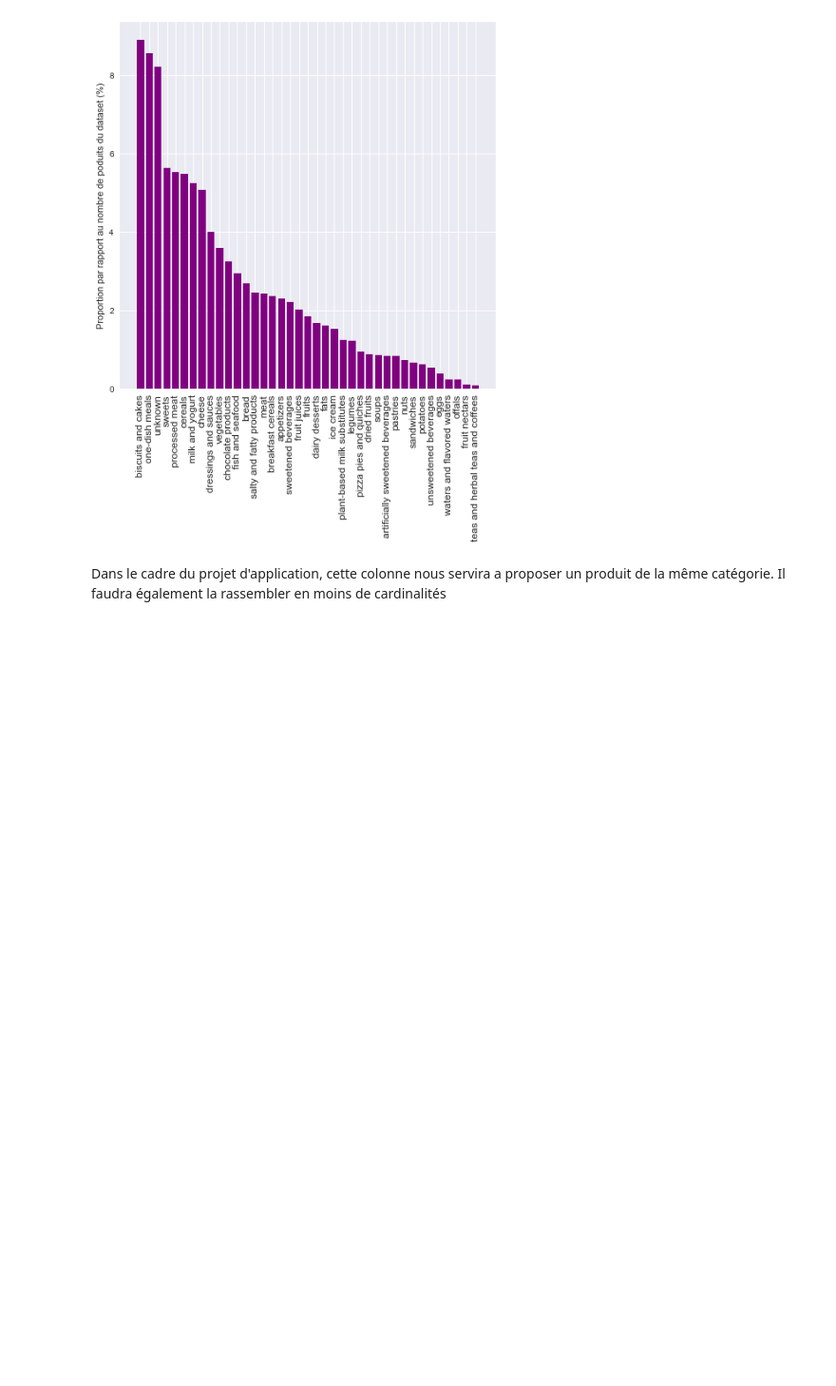
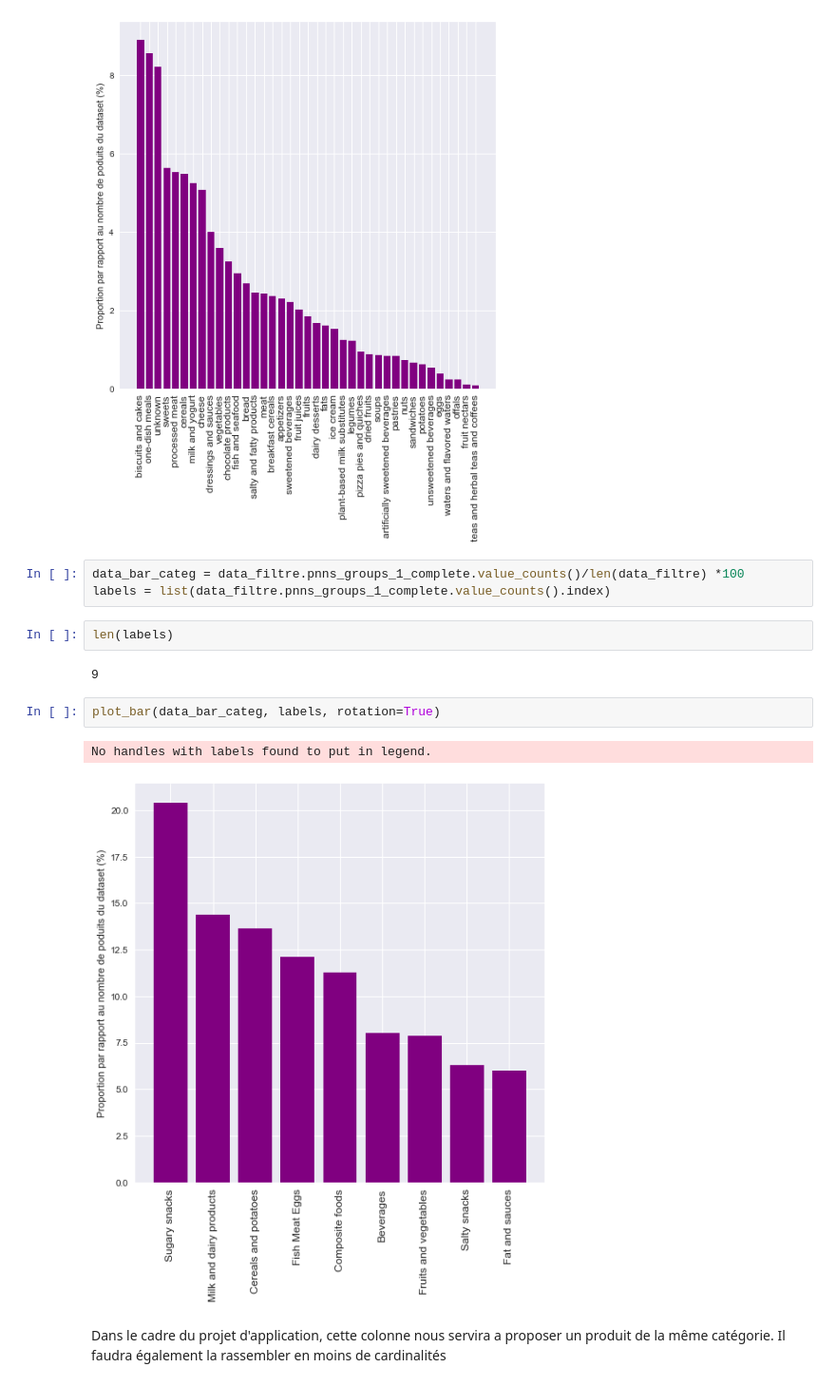
Before and after one commit to khub41/OC_P03, a Jupyter notebook: data_analysis.ipynb, the cells around one changed output. Shown at 95% size. Cells and saved outputs as stored; diff of their text form; blank space fills up the shorter version.

```diff
--- a/data_analysis.ipynb
+++ b/data_analysis.ipynb
@@ -896,6 +933,18 @@ plot_bar(data_bar_categ, labels, rotation=True)
 # %% [output]
 No handles with labels found to put in legend.
 [figure]
+# %%
+data_bar_categ = data_filtre.pnns_groups_1_complete.value_counts()/len(data_filtre) *100
+labels = list(data_filtre.pnns_groups_1_complete.value_counts().index)
+# %%
+len(labels)
+# %% [output]
+9
+# %%
+plot_bar(data_bar_categ, labels, rotation=True)
+# %% [output]
+No handles with labels found to put in legend.
+[figure, added]
 # %% [markdown]
 Dans le cadre du projet d'application, cette colonne nous servira a proposer un produit de la même catégorie. Il faudra également la rassembler en moins de cardinalités
 # %% [markdown]
```
Also changed, not shown: parts of 63 cells of this notebook, 1 other file.
